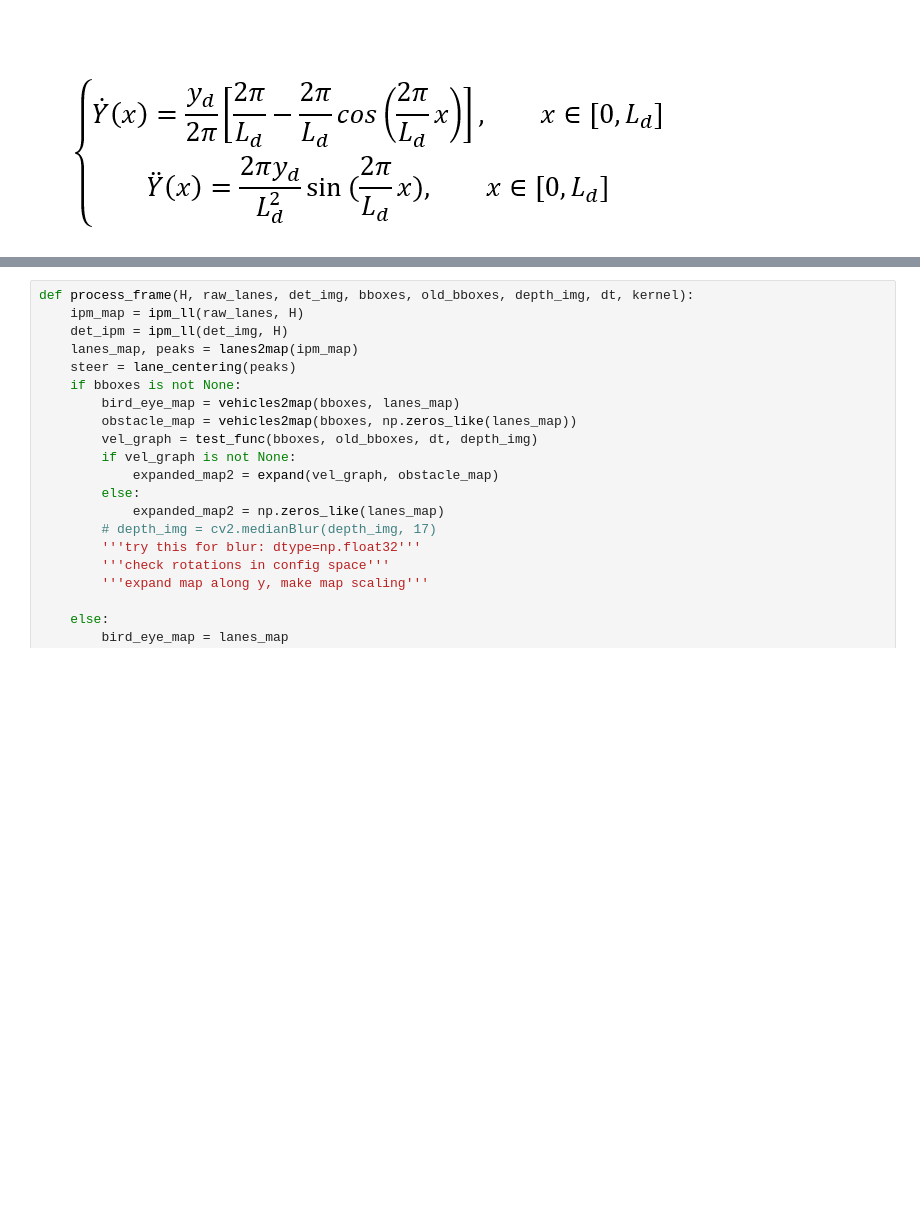
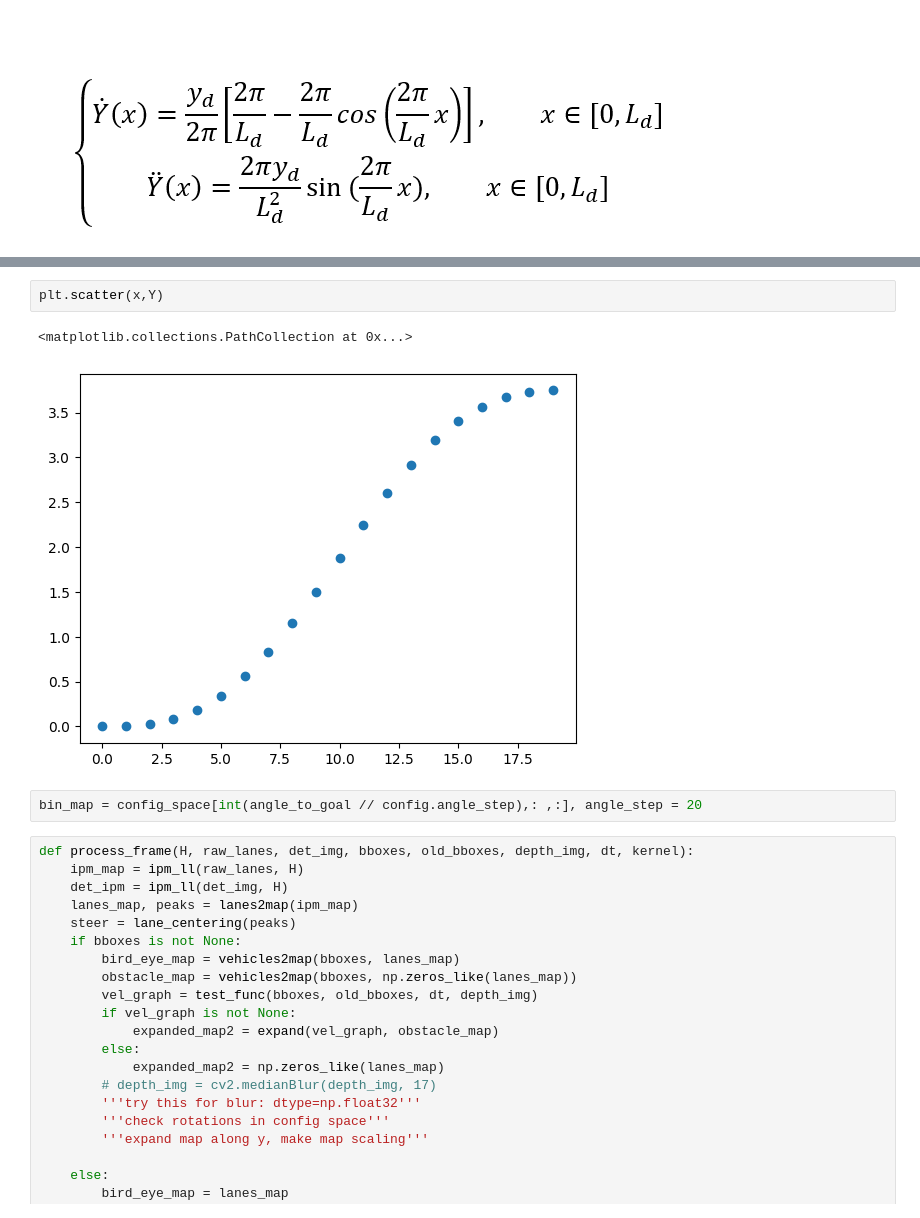
Before and after one commit to legonko/Final-project, a Jupyter notebook: lib/utils/test_path_planning.ipynb, the cells around one changed output, grey strips where cells are left out. Drawn from its saved outputs; the diff is of its cells as text; blank space fills up the shorter version.

```diff
--- a/lib/utils/test_path_planning.ipynb
+++ b/lib/utils/test_path_planning.ipynb
@@ -35,3 +50,10 @@ plt.axhline(yd/2, color='black', linestyle='--')
+# %%
+plt.scatter(x,Y)
+# %% [output]
+<matplotlib.collections.PathCollection at 0x...>
+[figure, added]
+# %%
+bin_map = config_space[int(angle_to_goal // config.angle_step),: ,:], angle_step = 20
 # %%
 def process_frame(H, raw_lanes, det_img, bboxes, old_bboxes, depth_img, dt, kernel):
     ipm_map = ipm_ll(raw_lanes, H)
```
Also changed, not shown: parts of 4 cells of this notebook, 5 other files.
